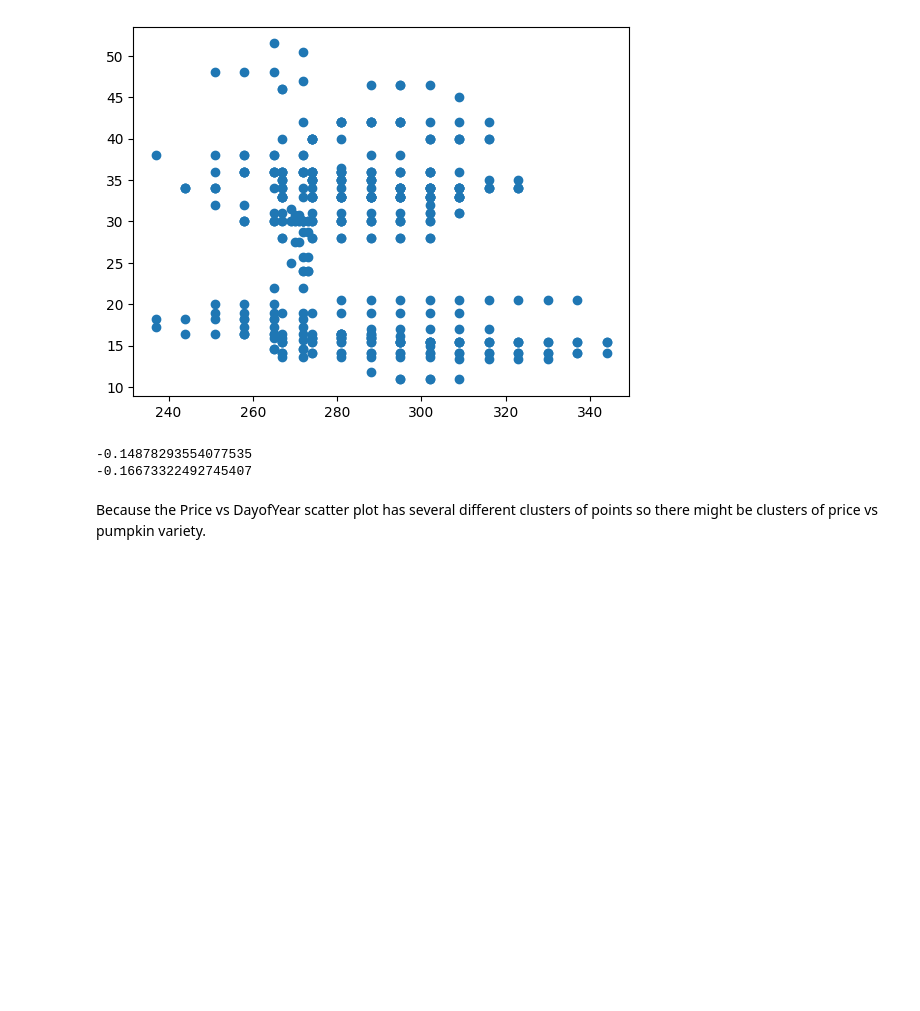
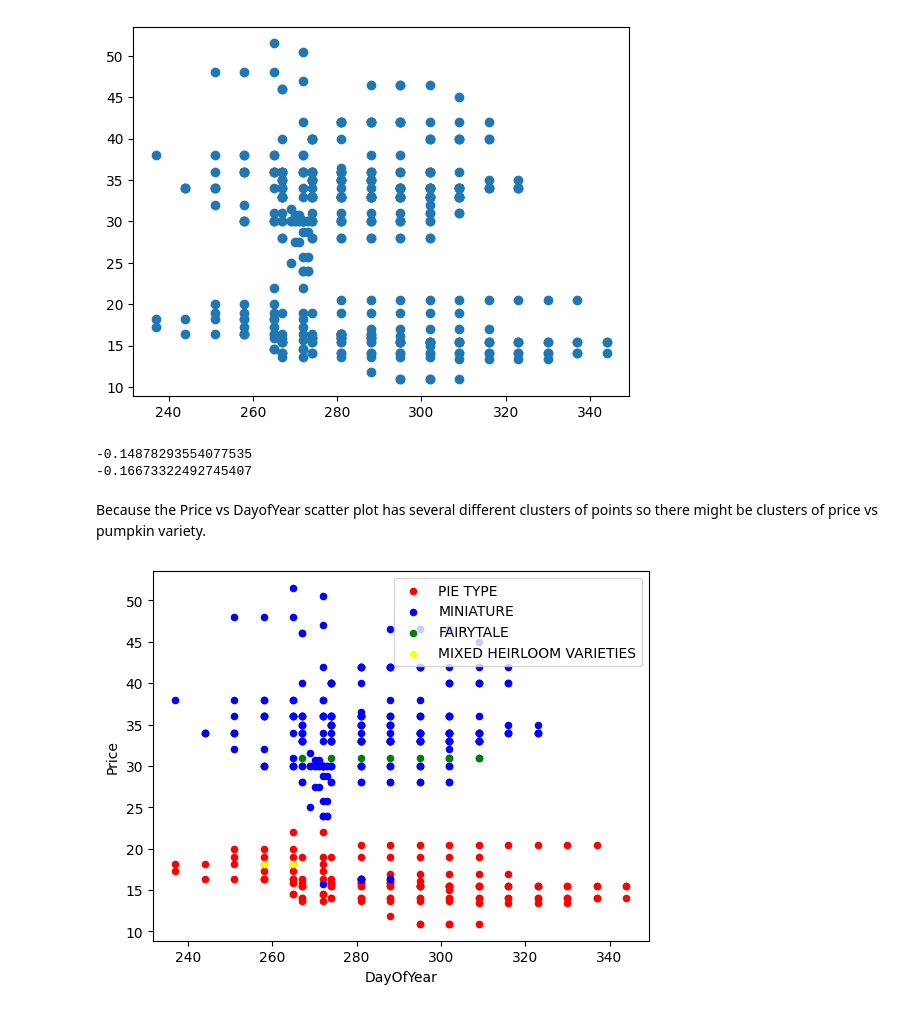
Before and after one commit to VEDANT-CPU/ML-For-Beginners, a Jupyter notebook: 2-Regression/3-Linear/notebook.ipynb, the cells around one changed output. Saved outputs shown, nothing was run; the diff lists cells and outputs as text; code cells hidden in the pictures; blank space fills up the shorter version.

```diff
--- a/2-Regression/3-Linear/notebook.ipynb
+++ b/2-Regression/3-Linear/notebook.ipynb
@@ -81,6 +81,9 @@ print(new_pumpkins['DayOfYear'].corr(new_pumpkins['Price']))
 Because the Price vs DayofYear scatter plot has several different clusters of points so there might be clusters of price vs pumpkin variety.
 # %%
 colors=['red','blue','green','yellow']
+ax=None
 for i,var in enumerate(new_pumpkins['Variety'].unique()):
     df = new_pumpkins[new_pumpkins['Variety']==var]
     ax = df.plot.scatter('DayOfYear','Price',ax=ax,c=colors[i],label=var)
+# %% [output]
+[figure, added]
```
